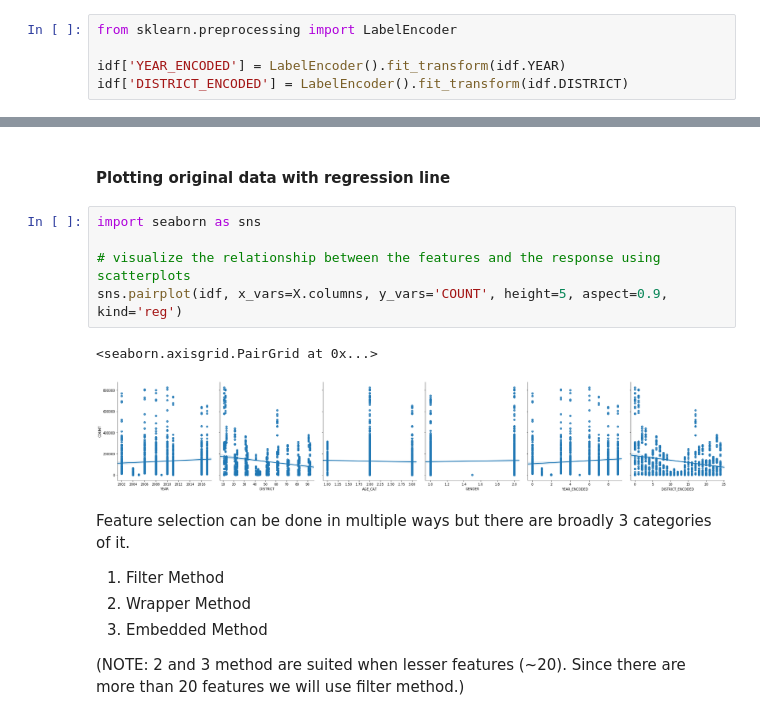
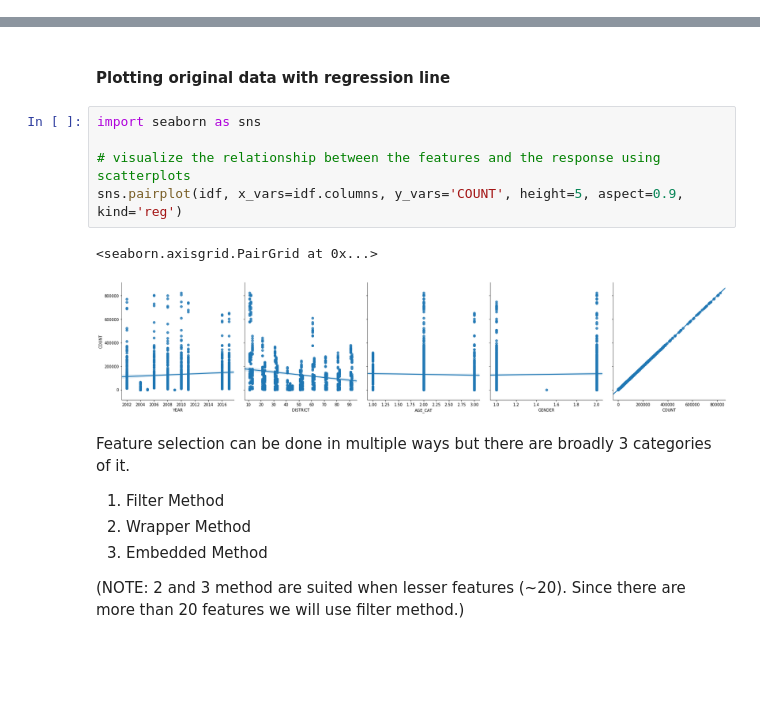
Before and after one commit to Virajana/Labour-Force1, a Jupyter notebook: trainers/age_structure.ipynb, the cells around one changed output, grey strips where cells are left out. Saved outputs shown, nothing was run; the diff lists cells and outputs as text; blank space fills up the shorter version.

```diff
--- a/trainers/age_structure.ipynb
+++ b/trainers/age_structure.ipynb
@@ -85,5 +84,0 @@ idf.head()
-# %%
-from sklearn.preprocessing import LabelEncoder
-
-idf['YEAR_ENCODED'] = LabelEncoder().fit_transform(idf.YEAR)
-idf['DISTRICT_ENCODED'] = LabelEncoder().fit_transform(idf.DISTRICT)
@@ -124,11 +145,11 @@ sns.pairplot(idf, x_vars='YEAR', y_vars='COUNT', height=10, kind='reg')
 # %%
 import seaborn as sns
 
 # visualize the relationship between the features and the response using scatterplots
-sns.pairplot(idf, x_vars=X.columns, y_vars='COUNT', height=5, aspect=0.9, kind='reg')
+sns.pairplot(idf, x_vars=idf.columns, y_vars='COUNT', height=5, aspect=0.9, kind='reg')
 # %% [output]
 <seaborn.axisgrid.PairGrid at 0x...>
-[figure, old version]
+[figure, new version]
 # %% [markdown]
 Feature selection can be done in multiple ways but there are broadly 3 categories of it.
 1. Filter Method
```
Also changed, not shown: parts of 27 cells of this notebook, 8 other files.
